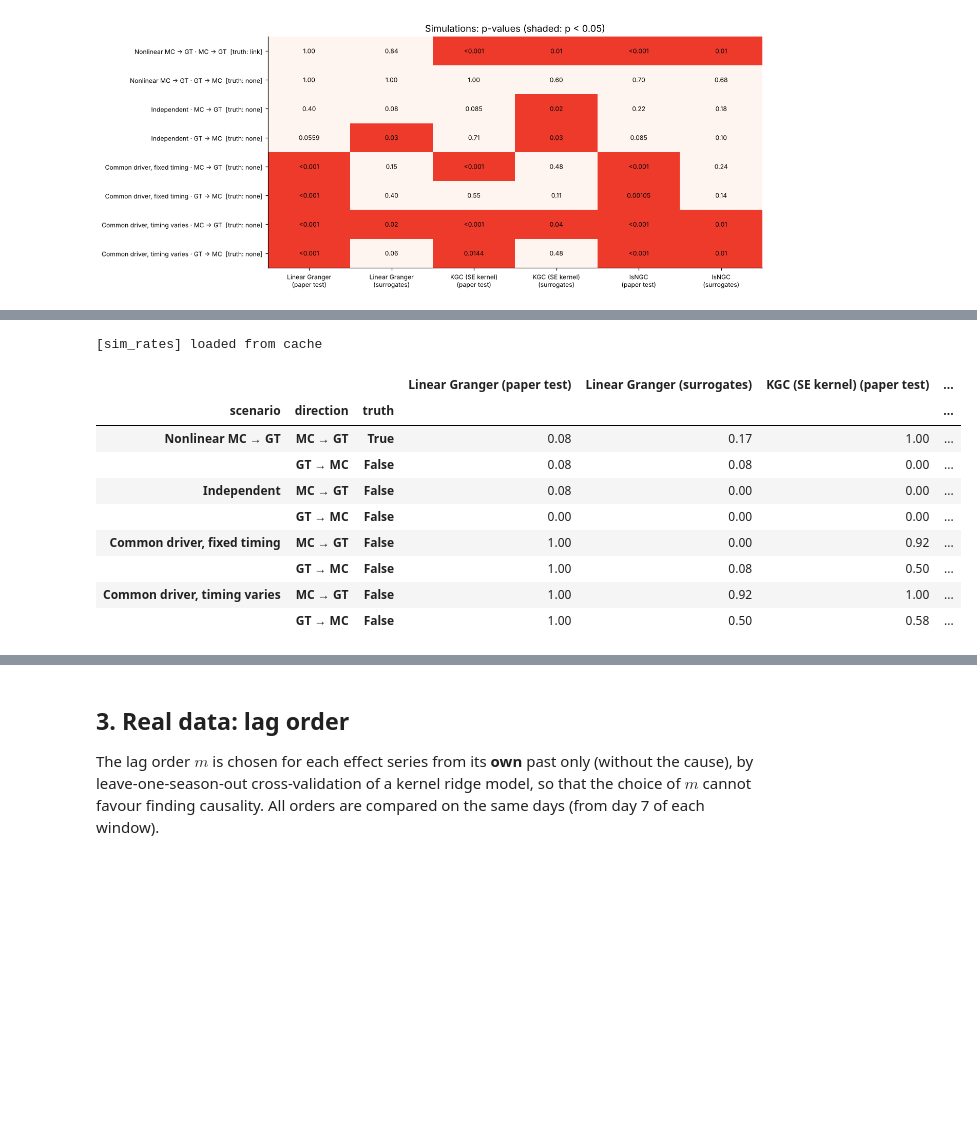
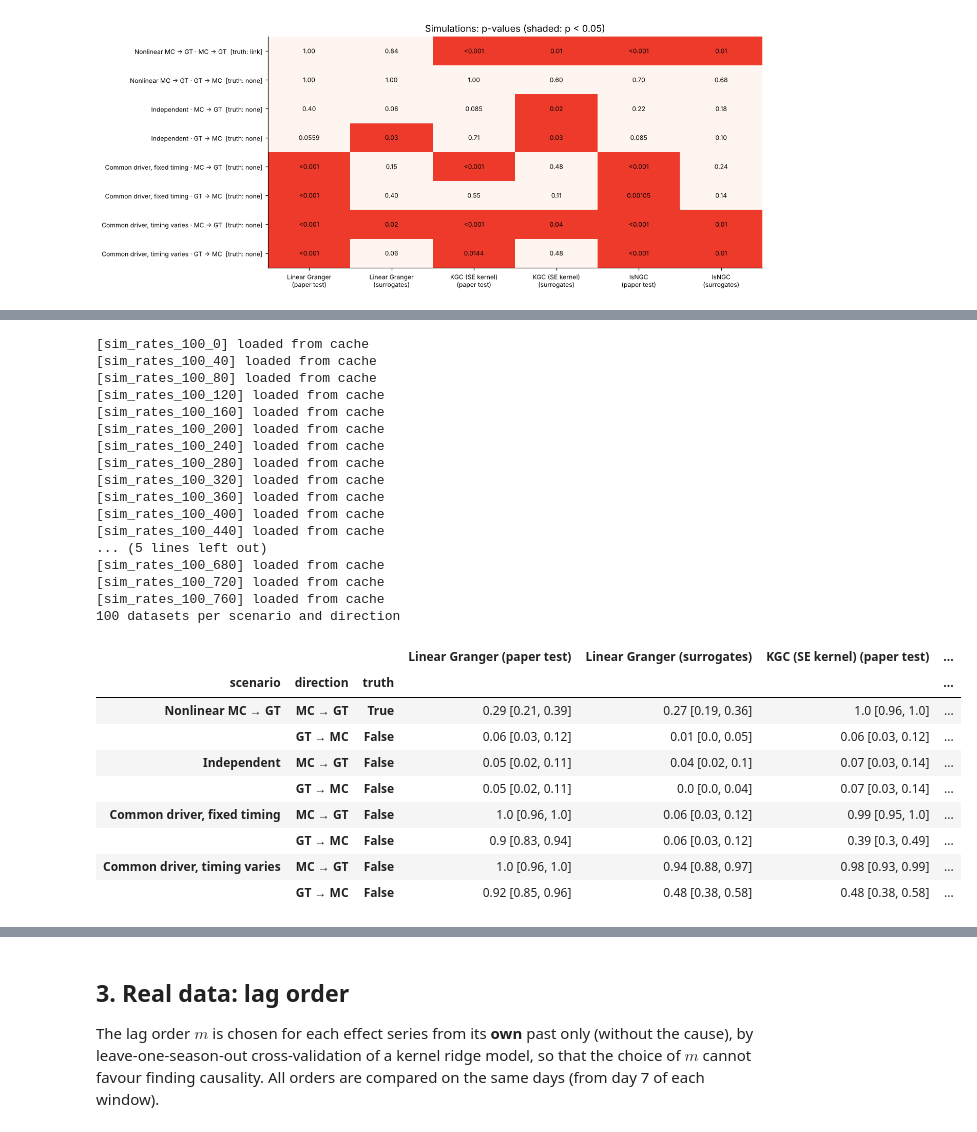
Before and after one commit to timothee-roi/publichealth-campaigns-datascience, a Jupyter notebook: notebooks/04_nonlinear_kernel_granger.ipynb, the cells around one changed output, grey strips where cells are left out. Drawn from its saved outputs; the diff is of its cells as text; code cells hidden in the pictures; blank space fills up the shorter version.

```diff
--- a/notebooks/04_nonlinear_kernel_granger.ipynb
+++ b/notebooks/04_nonlinear_kernel_granger.ipynb
@@ -192,26 +197,60 @@ fig.savefig(FIG_DIR / "kg01_simulation_single.png", dpi=200, bbox_inches="tight"
 # %%
 rate_jobs = [(sc, e, c, lab, seed) for sc in S.SCENARIOS for e, c, lab in DIRS for seed in RATE_SEEDS]
-rates_raw = cached("sim_rates", lambda: pd.DataFrame(Parallel(n_jobs=N_JOBS)(
-    delayed(sim_one)(sc, e, c, lab, N_SURR_RATE, seed=seed) for sc, e, c, lab, seed in rate_jobs)))
+CHUNK = 40   # jobs per cached chunk: an interrupted run resumes from the last saved chunk
+rates_raw = pd.concat([
+    cached(f"sim_rates_{RATE_SEEDS[-1] + 1}_{i}", lambda chunk=rate_jobs[i:i + CHUNK]: pd.DataFrame(
+        Parallel(n_jobs=N_JOBS)(delayed(sim_one)(sc, e, c, lab, N_SURR_RATE, seed=seed)
+                                for sc, e, c, lab, seed in chunk)))
+    for i in range(0, len(rate_jobs), CHUNK)], ignore_index=True)
+
+def wilson(k, n, z=1.96):
+    """95% Wilson score interval for a proportion k/n."""
+    p = k / n
+    centre = (p + z ** 2 / (2 * n)) / (1 + z ** 2 / n)
+    half = z * np.sqrt(p * (1 - p) / n + z ** 2 / (4 * n ** 2)) / (1 + z ** 2 / n)
+    return centre - half, centre + half
+
 
 rate_names = {c: t.replace("\n", " ") for c, t in TESTS}
-rate_table = (rates_raw.assign(**{c: rates_raw[c] < ALPHA for c in rate_names})
-              .groupby(["scenario", "direction", "truth"], sort=False)[list(rate_names)].mean()
-              .rename(columns=rate_names))
-rate_table.to_csv(TAB_DIR / "kernel_granger_simulation_rates.csv")
-rate_table.round(2)
+grp = rates_raw.assign(**{c: rates_raw[c] < ALPHA for c in rate_names}).groupby(
+    ["scenario", "direction", "truth"], sort=False)
+rate_table = grp[list(rate_names)].mean().rename(columns=rate_names)
+n_sets = grp.size()
+rate_lo = rate_table.apply(lambda col: wilson(col * n_sets, n_sets)[0])
+rate_hi = rate_table.apply(lambda col: wilson(col * n_sets, n_sets)[1])
+pd.concat({"rate": rate_table, "ci_low": rate_lo, "ci_high": rate_hi}, axis=1).to_csv(
+    TAB_DIR / "kernel_granger_simulation_rates.csv")
+print(f"{int(n_sets.iloc[0])} datasets per scenario and direction")
+(rate_table.round(2).astype(str) + " [" + rate_lo.round(2).astype(str) + ", "
+ + rate_hi.round(2).astype(str) + "]")
 # %% [output]
-[sim_rates] loaded from cache
+[sim_rates_100_0] loaded from cache
+[sim_rates_100_40] loaded from cache
+[sim_rates_100_80] loaded from cache
+[sim_rates_100_120] loaded from cache
+[sim_rates_100_160] loaded from cache
+[sim_rates_100_200] loaded from cache
+[sim_rates_100_240] loaded from cache
+[sim_rates_100_280] loaded from cache
+[sim_rates_100_320] loaded from cache
+[sim_rates_100_360] loaded from cache
+[sim_rates_100_400] loaded from cache
+[sim_rates_100_440] loaded from cache
+... (5 lines left out)
+[sim_rates_100_680] loaded from cache
+[sim_rates_100_720] loaded from cache
+[sim_rates_100_760] loaded from cache
+100 datasets per scenario and direction
 |  |  |  | Linear Granger (paper test) | Linear Granger (surrogates) | KGC (SE kernel) (paper test) | ... |
 | scenario | direction | truth |  |  |  | ... |
-| Nonlinear MC → GT | MC → GT | True | 0.08 | 0.17 | 1.00 | ... |
-|  | GT → MC | False | 0.08 | 0.08 | 0.00 | ... |
-| Independent | MC → GT | False | 0.08 | 0.00 | 0.00 | ... |
-|  | GT → MC | False | 0.00 | 0.00 | 0.00 | ... |
-| Common driver, fixed timing | MC → GT | False | 1.00 | 0.00 | 0.92 | ... |
-|  | GT → MC | False | 1.00 | 0.08 | 0.50 | ... |
-| Common driver, timing varies | MC → GT | False | 1.00 | 0.92 | 1.00 | ... |
-|  | GT → MC | False | 1.00 | 0.50 | 0.58 | ... |
+| Nonlinear MC → GT | MC → GT | True | 0.29 [0.21, 0.39] | 0.27 [0.19, 0.36] | 1.0 [0.96, 1.0] | ... |
+|  | GT → MC | False | 0.06 [0.03, 0.12] | 0.01 [0.0, 0.05] | 0.06 [0.03, 0.12] | ... |
+| Independent | MC → GT | False | 0.05 [0.02, 0.11] | 0.04 [0.02, 0.1] | 0.07 [0.03, 0.14] | ... |
+|  | GT → MC | False | 0.05 [0.02, 0.11] | 0.0 [0.0, 0.04] | 0.07 [0.03, 0.14] | ... |
+| Common driver, fixed timing | MC → GT | False | 1.0 [0.96, 1.0] | 0.06 [0.03, 0.12] | 0.99 [0.95, 1.0] | ... |
+|  | GT → MC | False | 0.9 [0.83, 0.94] | 0.06 [0.03, 0.12] | 0.39 [0.3, 0.49] | ... |
+| Common driver, timing varies | MC → GT | False | 1.0 [0.96, 1.0] | 0.94 [0.88, 0.97] | 0.98 [0.93, 0.99] | ... |
+|  | GT → MC | False | 0.92 [0.85, 0.96] | 0.48 [0.38, 0.58] | 0.48 [0.38, 0.58] | ... |
 # %%
 fig, axes = plt.subplots(1, 4, figsize=(16, 4.2), sharey=True)
 colors = ["#cccccc", "#666666", "#f4a582", "#ca0020", "#92c5de", "#0571b0"]
```
Also changed, not shown: parts of 11 cells of this notebook, 35 other files.
